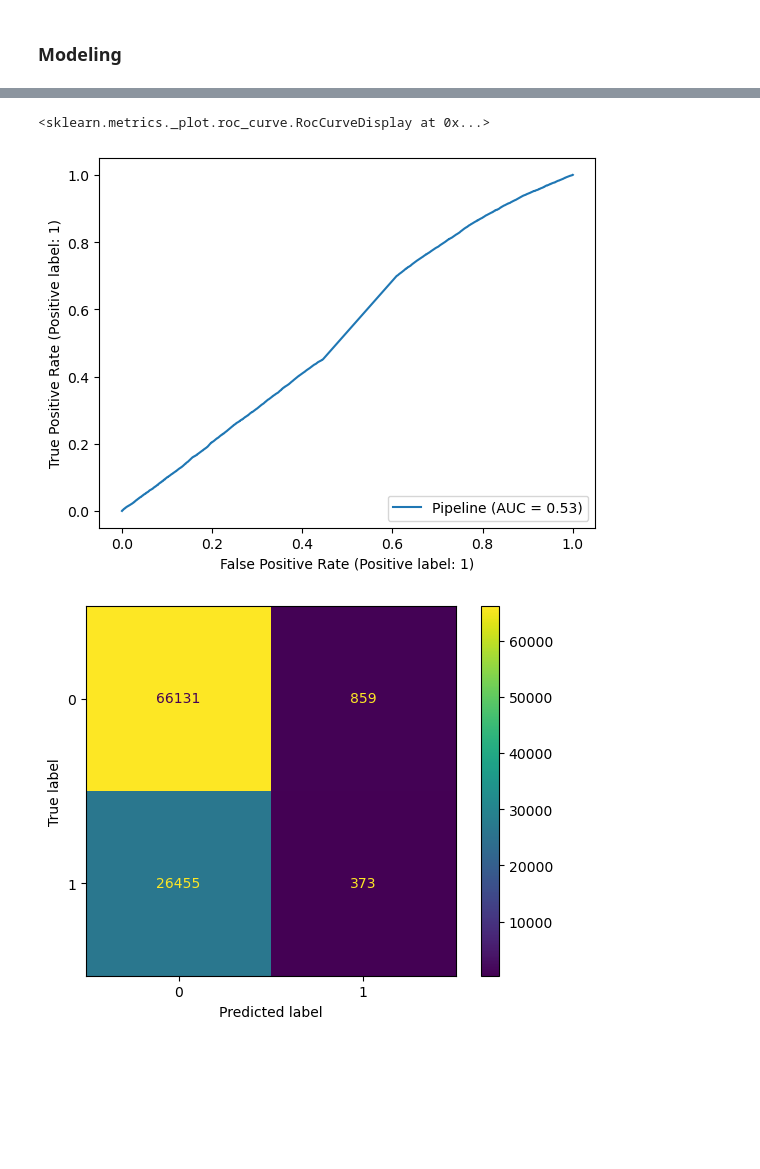
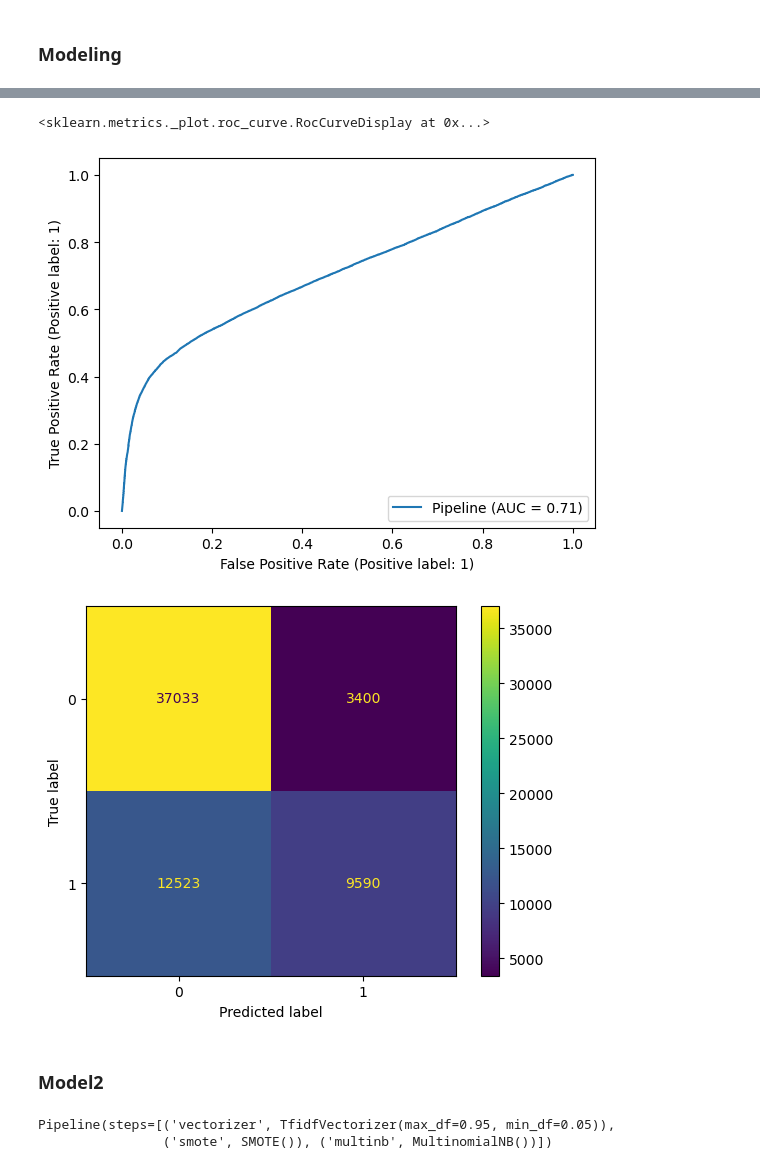
Before and after one commit to vszontagh/NLP_toxic_comment_classification, a Jupyter notebook: Toxic_Comment_Classification.ipynb, the cells around one changed output, grey strips where cells are left out. Cells and saved outputs as stored; diff of their text form; code cells hidden in the pictures; blank space fills up the shorter version.

```diff
--- a/Toxic_Comment_Classification.ipynb
+++ b/Toxic_Comment_Classification.ipynb
@@ -318,7 +368,4 @@ X_train, X_test, y_train, y_test = train_test_split(X, y, test_size = 0.3)
 # %%
-proc = TextPreprocessor()
-
-X_train_proc =proc.fit_transform(X_train)
-#X_test_proc = proc.transform(X_test)
+X_test_proc = proc.transform(X_test)
 # %%
 #X_train_proc[39277]#.tail()
@@ -327,6 +372,6 @@ X_train_proc =proc.fit_transform(X_train)
 # %%
 #count vectorizer
-prc_steps = [('countvec', CountVectorizer(min_df = 0.05, max_df = 0.95))]
+prc_steps = [('countvec', CountVectorizer())]
 preprocess_pipeline = Pipeline(prc_steps)
 # %%
 preprocess_pipeline
@@ -397,5 +409,5 @@ Name: threat, Length: 218908, dtype: int64
 # %%
-mod_pipe = deepcopy(preprocess_pipeline)
-mod_pipe.steps.append(('multinb', MultinomialNB()))
-mod_pipe.steps
+pipe = deepcopy(preprocess_pipeline)
+pipe.steps.append(('multinb', MultinomialNB()))
+pipe.steps
 # %% [output]
@@ -404,3 +415,3 @@ mod_pipe.steps
 # %%
-mod_pipe.fit(X_train_proc, y_train)
+pipe.fit(X_train_proc, y_train)
 # %% [output]
@@ -428,12 +442,14 @@ roc_auc_score(y_test, y_pred)
 # %%
 #plot_roc_curve(mod_pipe, X_test, y_test)
-RocCurveDisplay.from_estimator(mod_pipe, transformed_test, y_test)
+RocCurveDisplay.from_estimator(pipe, X_test_proc, y_test) # changed transformed_test to X_test_proc
 # %% [output]
 <sklearn.metrics._plot.roc_curve.RocCurveDisplay at 0x...>
-[figure, old version]
+[figure, new version]
 # %%
 #plot_confusion_matrix(mod_pipe, X_test, y_test);
-ConfusionMatrixDisplay.from_estimator(mod_pipe, transformed_test, y_test);
+ConfusionMatrixDisplay.from_estimator(pipe, X_test_proc, y_test);
 # %% [output]
-[figure, old version]
+[figure, new version]
+# %% [markdown]
+### Model2
 # %%
@@ -440,0 +469,5 @@ ConfusionMatrixDisplay.from_estimator(mod_pipe, transformed_test, y_test);
+# %%
+pipe1.fit(X_train_proc,y_train)
+# %% [output]
+Pipeline(steps=[('vectorizer', TfidfVectorizer(max_df=0.95, min_df=0.05)),
+                ('smote', SMOTE()), ('multinb', MultinomialNB())])
```
Also changed, not shown: parts of 124 cells of this notebook.
